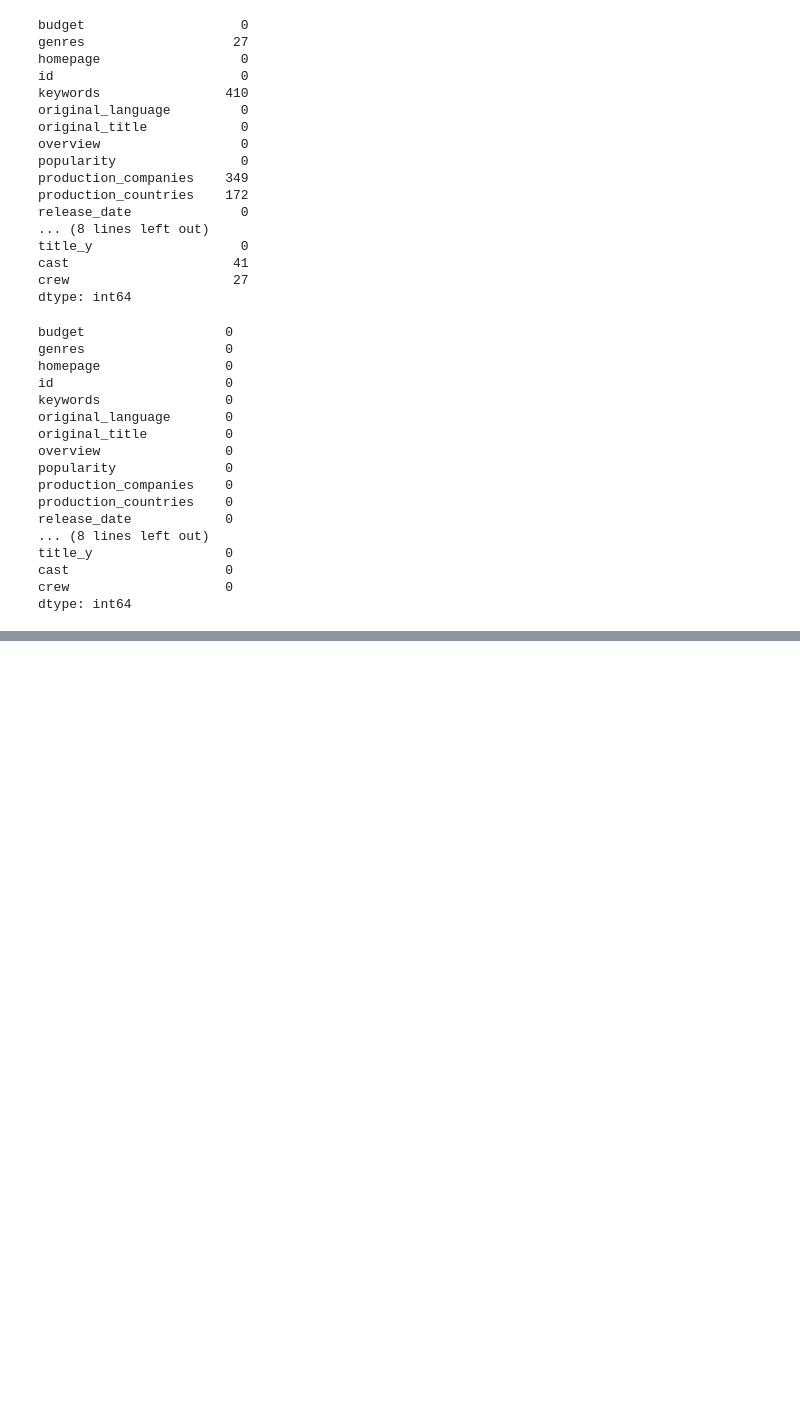
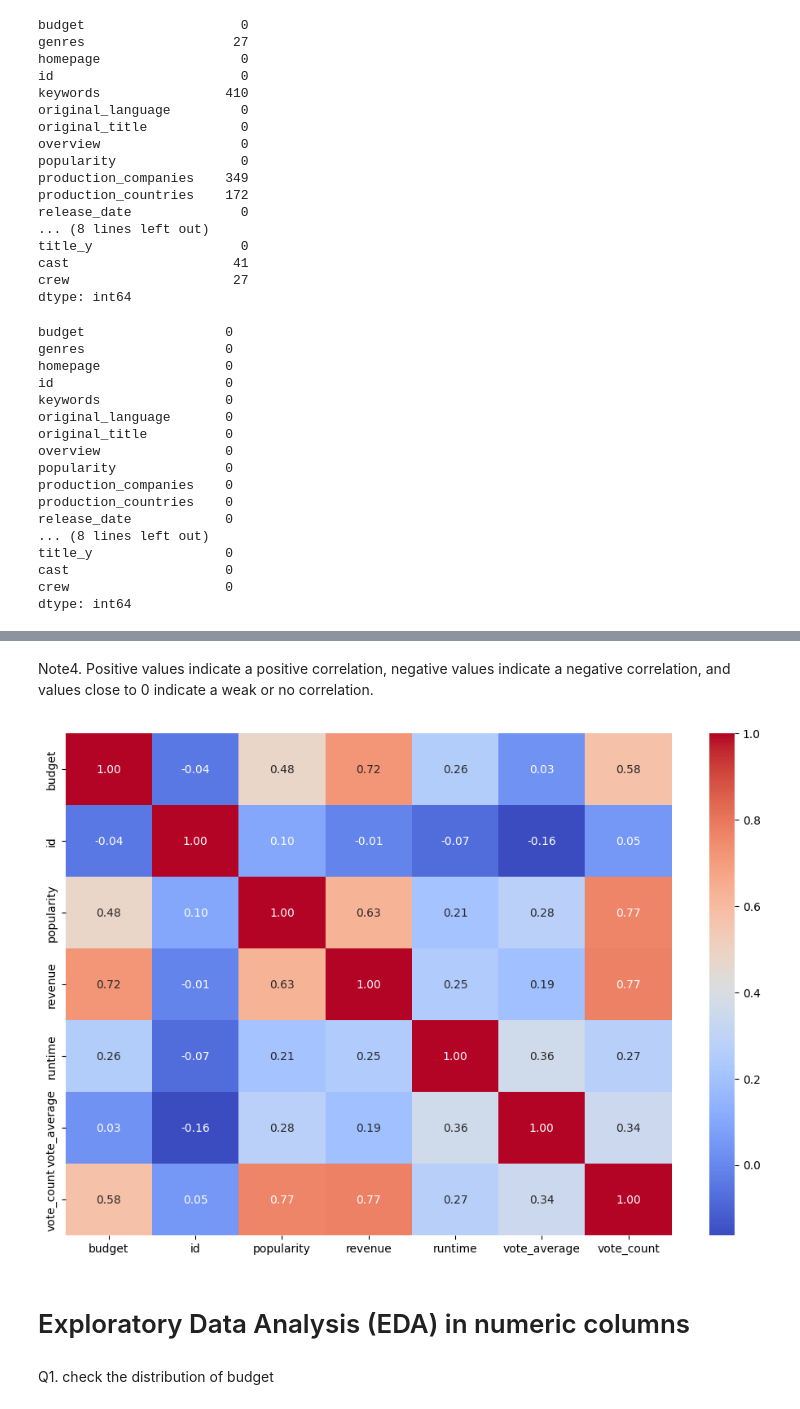
Before and after one commit to monirmo97/TMDB-Movie-Dataset-EDA-Modelling-and-Recommender-System, a Jupyter notebook: TMDB_Movie_Dataset_EDA_Modelling_and_Recommender_System.ipynb, the cells around one changed output, grey strips where cells are left out. Saved outputs shown, nothing was run; the diff lists cells and outputs as text; code cells hidden in the pictures; blank space fills up the shorter version.

Commit message:
[Modify]:Exploratory Data Analysis (EDA) in numeric columns

```diff
--- a/TMDB_Movie_Dataset_EDA_Modelling_and_Recommender_System.ipynb
+++ b/TMDB_Movie_Dataset_EDA_Modelling_and_Recommender_System.ipynb
@@ -215,0 +145,6 @@ df.drop(columns=['production_countries'], inplace=True)
+# %%
+# Check if titles in columns 'original_title', 'title_y', and 'title_x' are the same
+df['titles_same'] = (df['original_title'] == df['title_y']) & (df['original_title'] == df['title_x'])
+
+# Print the rows where titles are not the same
+print(df[~df['titles_same']][['original_title', 'title_y', 'title_x']])
@@ -215,0 +153,2 @@ df.drop(columns=['production_countries'], inplace=True)
+# %%
+df.drop(columns=['title_x','title_y','titles_same'],inplace=True)
@@ -216,2 +161,4 @@ df.drop(columns=['production_countries'], inplace=True)
+# %%
+df.drop(columns=['status'],inplace=True)
 # %%
 df.info()
@@ -217,0 +201,4 @@ df.info()
+# %%
+correlation_matrix = df.corr()
+# %% [markdown]
+ Note4. Positive values indicate a positive correlation, negative values indicate a negative correlation, and values close to 0 indicate a weak or no correlation.
@@ -217,0 +208,10 @@ df.info()
+# %%
+plt.figure(figsize=(12, 8))
+sns.heatmap(correlation_matrix, annot=True, cmap='coolwarm', fmt='.2f')
+plt.show()
+# %% [output]
+[figure, added]
+# %% [markdown]
+# Exploratory Data Analysis (EDA) in numeric columns
+# %% [markdown]
+Q1. check the distribution of budget
```
Also changed, not shown: parts of 30 cells of this notebook.
